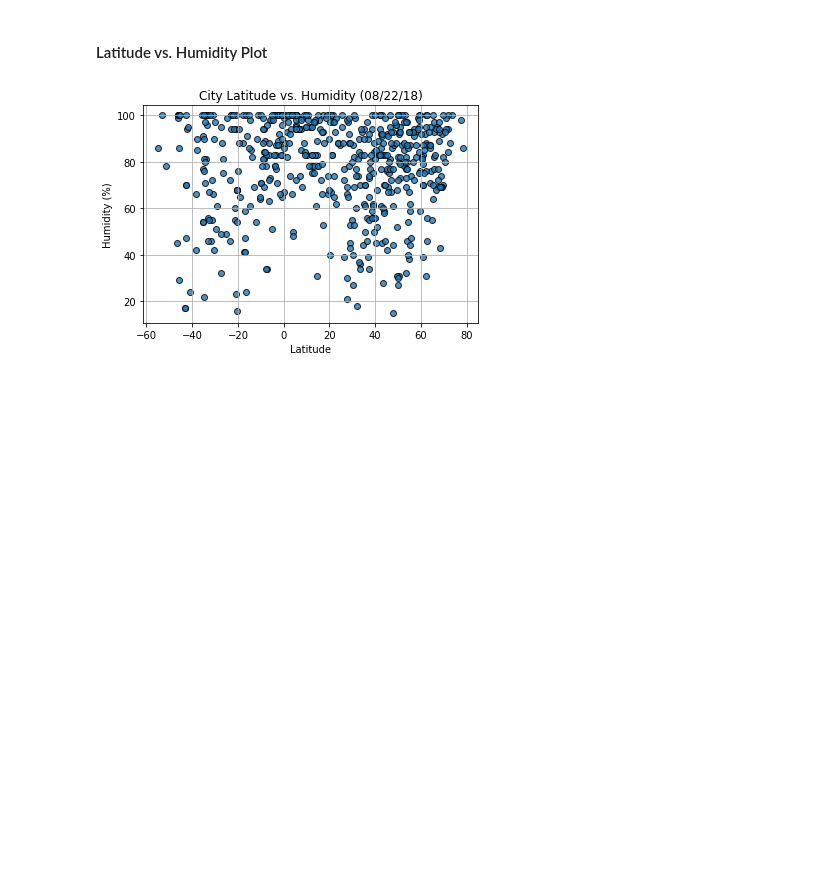
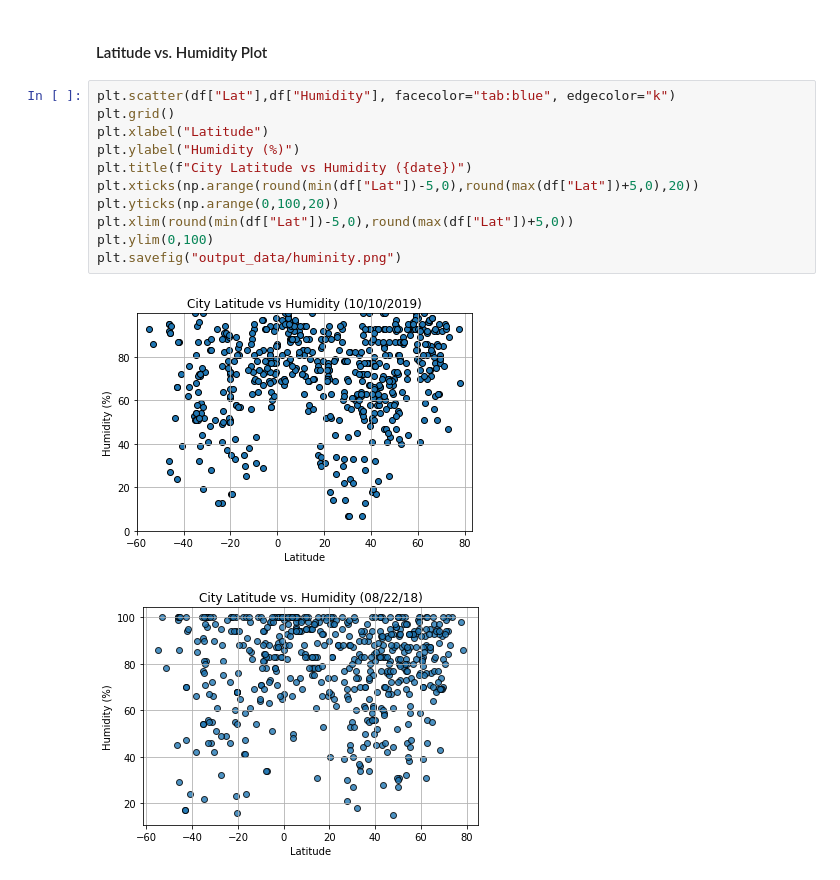
Before and after one commit to efrisch6/python-api-challenge, a Jupyter notebook: WeatherPy/WeatherPy.ipynb, the cells around one changed output. Saved outputs shown, nothing was run; the diff lists cells and outputs as text; blank space fills up the shorter version.

```diff
--- a/WeatherPy/WeatherPy.ipynb
+++ b/WeatherPy/WeatherPy.ipynb
@@ -220,6 +219,19 @@ plt.yticks(np.arange(min(0,round(min(df["Max Temp"])-5,0)),max(100,round(max(df[
 [figure]
 # %% [markdown]
 #### Latitude vs. Humidity Plot
+# %%
+plt.scatter(df["Lat"],df["Humidity"], facecolor="tab:blue", edgecolor="k")
+plt.grid()
+plt.xlabel("Latitude")
+plt.ylabel("Humidity (%)")
+plt.title(f"City Latitude vs Humidity ({date})")
+plt.xticks(np.arange(round(min(df["Lat"])-5,0),round(max(df["Lat"])+5,0),20))
+plt.yticks(np.arange(0,100,20))
+plt.xlim(round(min(df["Lat"])-5,0),round(max(df["Lat"])+5,0))
+plt.ylim(0,100)
+plt.savefig("output_data/huminity.png")
+# %% [output]
+[figure, added]
 # %%
 # %% [output]
 [figure]
```
Also changed, not shown: parts of 11 cells of this notebook, 9 other files.
